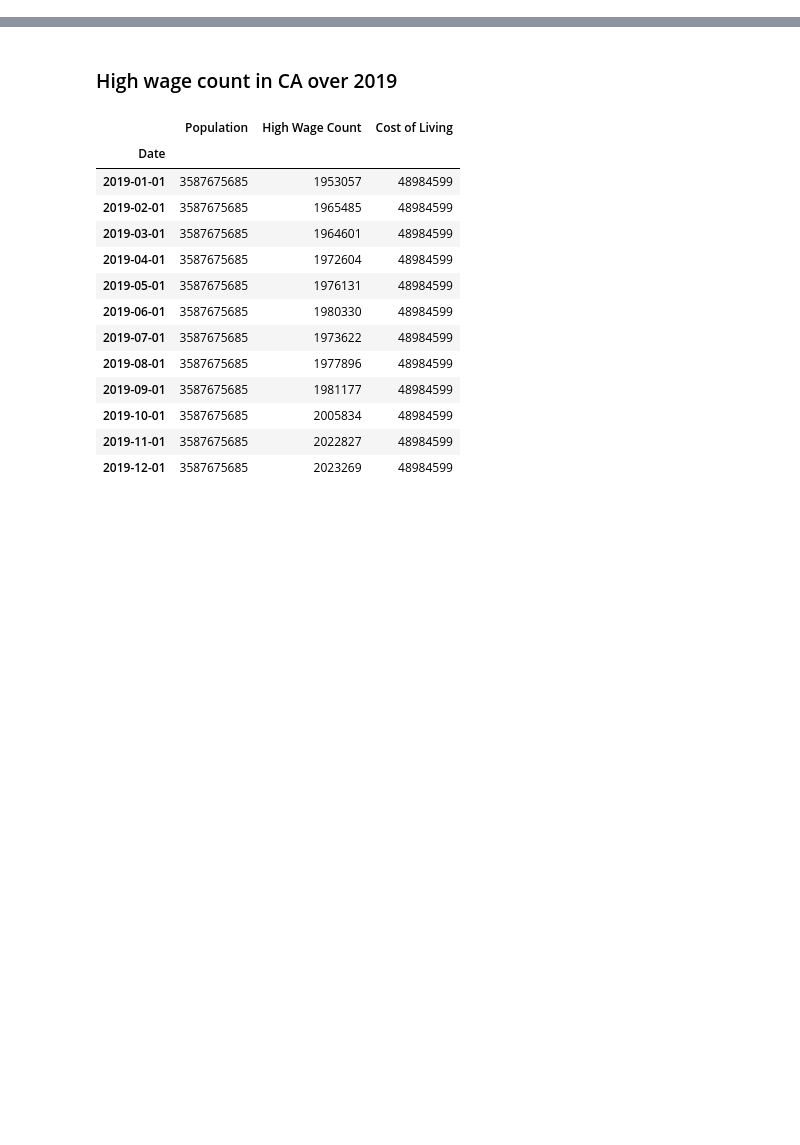
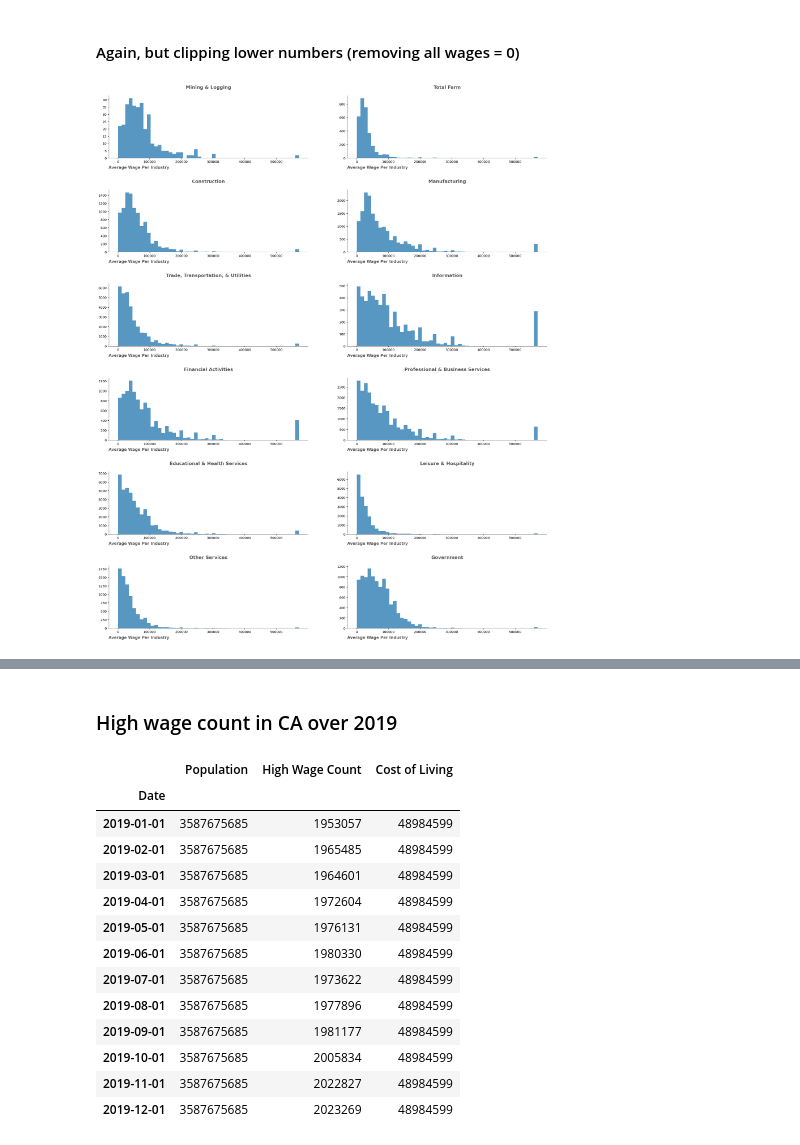
Before and after one commit to cafwd/job_quality_index, a Jupyter notebook: high-wage-visualizations.ipynb, the cells around one changed output, grey strips where cells are left out. Cells and saved outputs as stored; diff of their text form; code cells hidden in the pictures; blank space fills up the shorter version.

Commit message:
update visualizations

```diff
--- a/high-wage-visualizations.ipynb
+++ b/high-wage-visualizations.ipynb
@@ -156,0 +110,42 @@ plt.show()
+# %% [markdown]
+#### Again, but clipping lower numbers (removing all wages = 0)
+# %%
+ca_ipums_minelog_clip = ca_ipums_minelog.loc[ca_ipums_minelog['INCWAGE'] > 0]
+ca_ipums_farm_clip = ca_ipums_farm.loc[ca_ipums_farm['INCWAGE'] > 0]
+ca_ipums_const_clip = ca_ipums_const.loc[ca_ipums_const['INCWAGE'] > 0]
+ca_ipums_manu_clip = ca_ipums_manu.loc[ca_ipums_manu['INCWAGE'] > 0]
+ca_ipums_ttu_clip = ca_ipums_ttu.loc[ca_ipums_ttu['INCWAGE'] > 0]
+ca_ipums_info_clip = ca_ipums_info.loc[ca_ipums_info['INCWAGE'] > 0]
+ca_ipums_fin_clip = ca_ipums_fin.loc[ca_ipums_fin['INCWAGE'] > 0]
+ca_ipums_prof_clip = ca_ipums_prof.loc[ca_ipums_prof['INCWAGE'] > 0]
+ca_ipums_eduhealth_clip = ca_ipums_eduhealth.loc[ca_ipums_eduhealth['INCWAGE'] > 0]
+ca_ipums_leisure_clip = ca_ipums_leisure.loc[ca_ipums_leisure['INCWAGE'] > 0]
+ca_ipums_other_clip = ca_ipums_other.loc[ca_ipums_other['INCWAGE'] > 0]
+ca_ipums_gov_clip = ca_ipums_gov.loc[ca_ipums_gov['INCWAGE'] > 0]
+main_ind_dfs_clip = [ca_ipums_minelog_clip, ca_ipums_farm_clip, ca_ipums_const_clip, ca_ipums_manu_clip,
+                    ca_ipums_ttu_clip, ca_ipums_info_clip, ca_ipums_fin_clip, ca_ipums_prof_clip, ca_ipums_eduhealth_clip,
+                    ca_ipums_leisure_clip, ca_ipums_other_clip, ca_ipums_gov_clip]
+# %%
+def plot_hist_clipped(df_lists, titles):
+    fig, ax = plt.subplots(6, 2, figsize=(24,30))
+    plt.subplots_adjust(hspace = 0.5, wspace = 0.2)
+    n_col = 0
+    n_row = 0
+    for i in range(len(df_lists)):
+        ax[n_row, n_col].hist(df_lists[i]['INCWAGE'], bins=50, color='#5797c2')
+        ax[n_row, n_col].set_title(titles[i], fontsize=14, weight='bold', pad=20, color='#545454')
+        ax[n_row, n_col].set_xlabel('Average Wage Per Industry', fontsize=12, weight='bold', color = '#545454')
+        ax[n_row, n_col].xaxis.set_label_coords(0.15, -0.12)
+        ax[n_row, n_col].spines['top'].set_visible(False)
+        ax[n_row, n_col].spines['right'].set_visible(False)
+        ax[n_row, n_col].spines['bottom'].set_linewidth(0.5)
+        ax[n_row, n_col].spines['left'].set_linewidth(0.5)
+        n_col += 1
+        if n_col == 2:
+            n_col = 0
+            n_row += 1
+    plt.show()
+# %%
+plot_hist_clipped(main_ind_dfs_clip, main_ind_titles)
+# %% [output]
+[figure, added]
```
Also changed, not shown: parts of 48 cells of this notebook, 1 other file.
